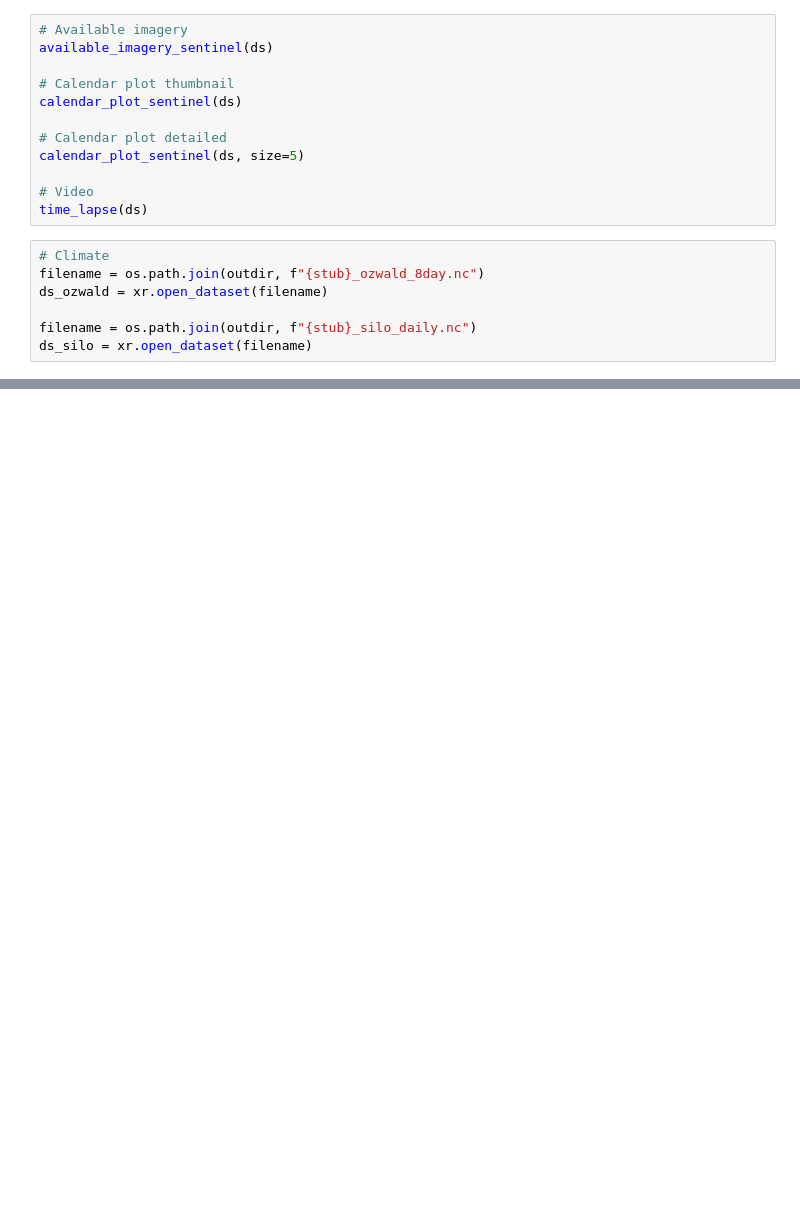
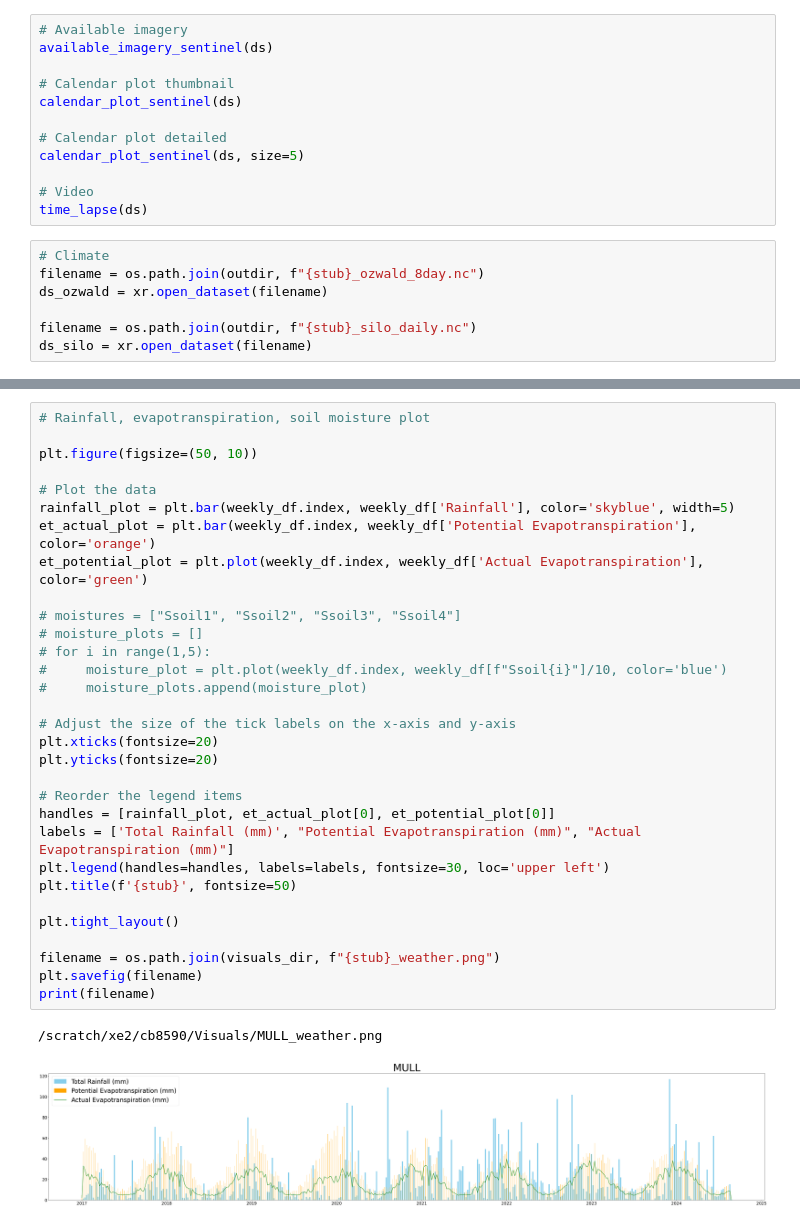
Before and after one commit to johnburley3000/PaddockTS, a Jupyter notebook: DAESIM_preprocess/everything_visualise.ipynb, the cells around one changed output, grey strips where cells are left out. Saved outputs shown, nothing was run; the diff lists cells and outputs as text; blank space fills up the shorter version.

```diff
--- a/DAESIM_preprocess/everything_visualise.ipynb
+++ b/DAESIM_preprocess/everything_visualise.ipynb
@@ -97,0 +234,34 @@ ds_silo = xr.open_dataset(filename)
+# %%
+# Rainfall, evapotranspiration, soil moisture plot
+
+plt.figure(figsize=(50, 10))
+
+# Plot the data
+rainfall_plot = plt.bar(weekly_df.index, weekly_df['Rainfall'], color='skyblue', width=5)
+et_actual_plot = plt.bar(weekly_df.index, weekly_df['Potential Evapotranspiration'], color='orange')
+et_potential_plot = plt.plot(weekly_df.index, weekly_df['Actual Evapotranspiration'], color='green')
+
+# moistures = ["Ssoil1", "Ssoil2", "Ssoil3", "Ssoil4"]
+# moisture_plots = []
+# for i in range(1,5):
+#     moisture_plot = plt.plot(weekly_df.index, weekly_df[f"Ssoil{i}"]/10, color='blue')
+#     moisture_plots.append(moisture_plot)
+
+# Adjust the size of the tick labels on the x-axis and y-axis
+plt.xticks(fontsize=20)
+plt.yticks(fontsize=20)
+
+# Reorder the legend items
+handles = [rainfall_plot, et_actual_plot[0], et_potential_plot[0]]
+labels = ['Total Rainfall (mm)', "Potential Evapotranspiration (mm)", "Actual Evapotranspiration (mm)"]
+plt.legend(handles=handles, labels=labels, fontsize=30, loc='upper left')
+plt.title(f'{stub}', fontsize=50)
+
+plt.tight_layout()
+
+filename = os.path.join(visuals_dir, f"{stub}_weather.png")
+plt.savefig(filename)
+print(filename)
+# %% [output]
+/scratch/xe2/cb8590/Visuals/MULL_weather.png
+[figure, added]
```
Also changed, not shown: parts of 9 cells of this notebook.
